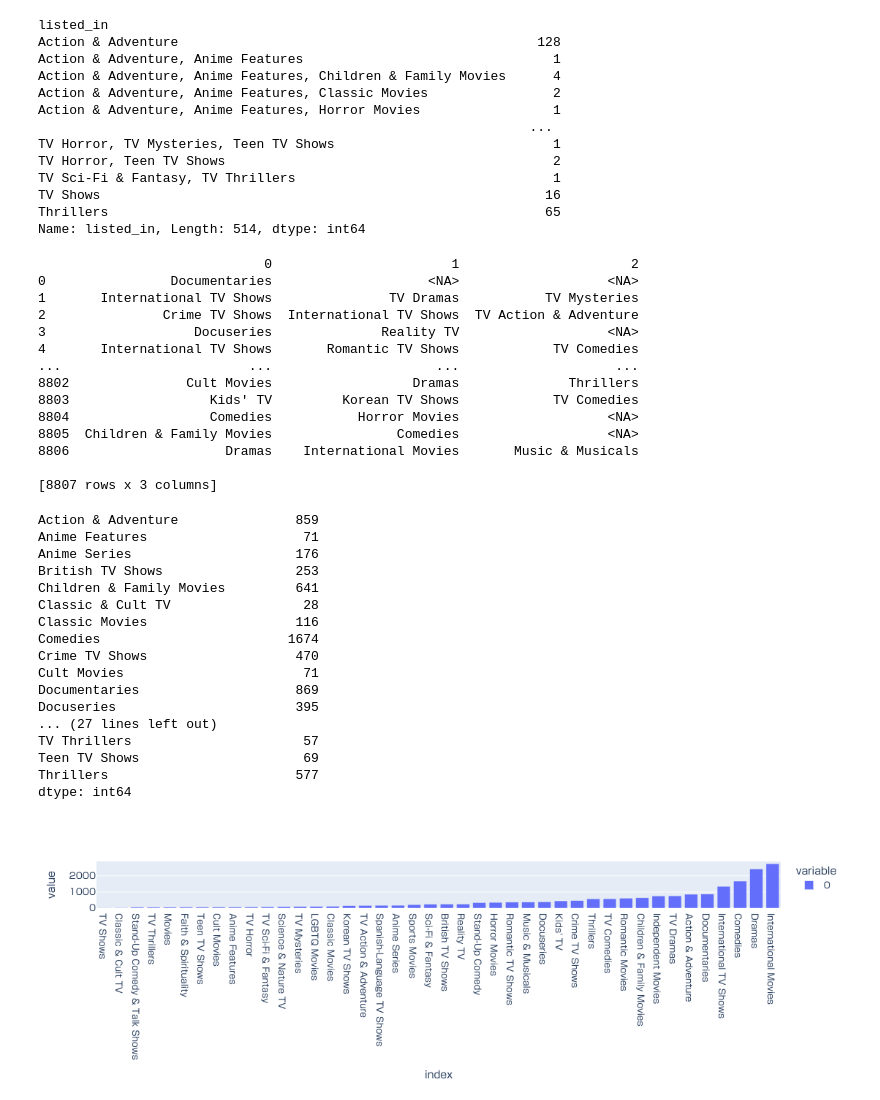
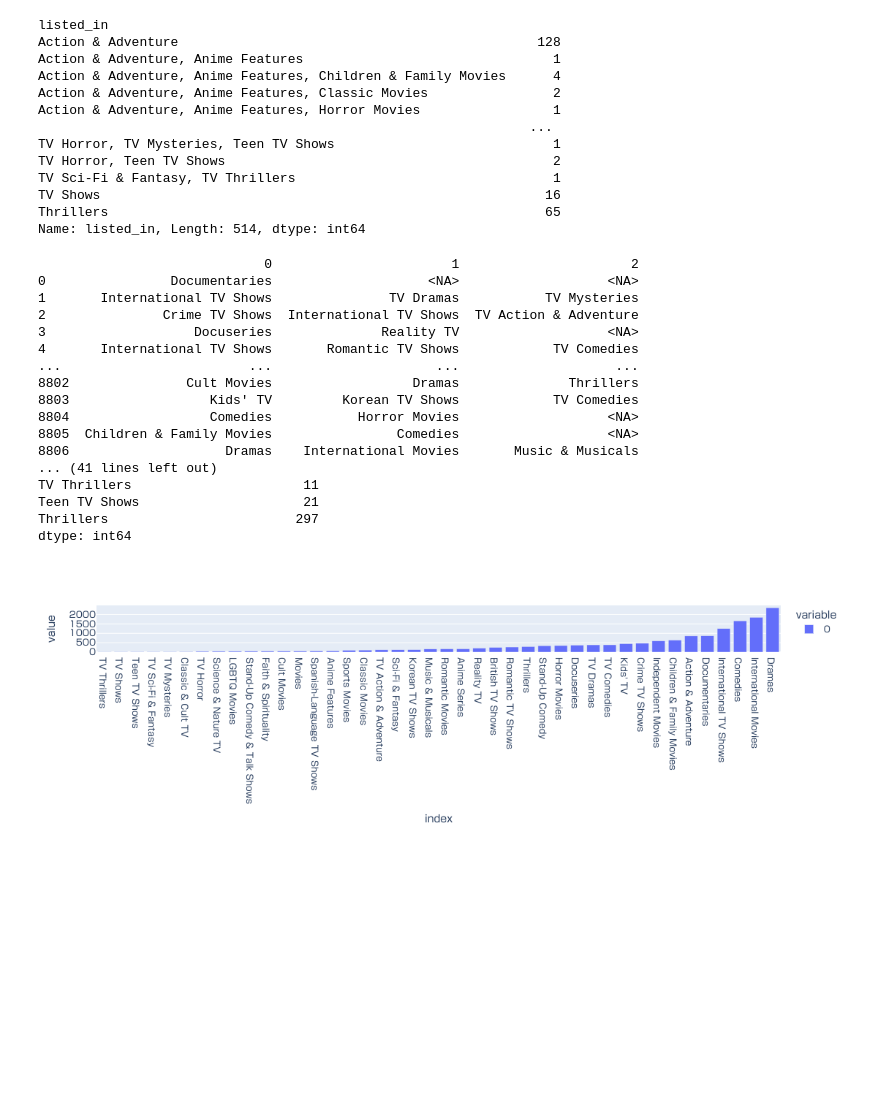
Before and after one commit to samuelbuqacquack/8PRO408-MiniProjet, a Jupyter notebook: jupyter/miniprojet.ipynb, the cells around one changed output. Saved outputs shown, nothing was run; the diff lists cells and outputs as text; code cells hidden in the pictures; blank space fills up the shorter version.

```diff
--- a/jupyter/miniprojet.ipynb
+++ b/jupyter/miniprojet.ipynb
@@ -1 +1,30 @@
+# %%
+import pandas as pd
+from ydata_profiling import ProfileReport
+import numpy as np
+
+# Diagnostic sur les données. Le fichier en entrée est où sauvegarder le rapport.
+def diagnostic(donnees, titre, fichier):
+    rapport = ProfileReport(donnees, title=titre, explorative=True, correlations={"auto": {"calculate": False}})
+    rapport.to_file(fichier)
+
+# Duplique les données d'un groupby en ne gardant qu'une catégorie par entrée.
+# Affiche aussi la différence avant / après
+def compte_avec_recoupages(donnees_entrantes):
+    # Sépare les données en plusieurs colonnes
+    donnees_separees = donnees_entrantes.str.split(pat=", ", expand=True)
+    print(donnees_separees)
+
+    # On a obtenu un maximum de x genre par entrée.
+    nb_colonnes_add = donnees_separees.shape[1] -1 # Nombre de colonnes additionnelles
+    # Il nous suffit de comptabiliser par chacune des colonnes et des les aditionner
+    # On prend soin de remplacer les chaînes vides par NaN (ex: ", genre2"  commence par une virgule et crée ainsi une chaîne vide au début)
+    # Lors de l'addition des colonnes, les genres non comptabilisés dans une colonne donnée seront replacées par 0.
+    retour = donnees_separees.replace("", np.nan).groupby(0)[0].count()
+    for index in range(1,nb_colonnes_add): # Commence à 1 car on n'a pas besoin d'ajouter 0 à 0...
+        retour = retour.add(donnees_separees.replace("", np.nan).groupby(index)[index].count(), fill_value=0)
+    retour = retour.astype("int64")
+
+    print(retour)
+    return retour
 # %%
@@ -212,54 +234,25 @@ Thrillers                                                        65
 Name: listed_in, Length: 514, dtype: int64
 # %%
 # --------------------------------------------------------------------------------------------------------------------------------------
-# On note la présence de recoupages. La stratégie ici sera de dupliquer
-#donnees_genre["listed_in"] = donnees_genre["listed_in"].apply(lambda x: pd.DataFrame(x.str))
-#donnees_genre = donnees.groupby("listed_in")["listed_in"].count()
-#print(donnees.groupby("listed_in").apply(lambda x: x["listed_in"].str.split[", "]))
-genres_split = donnees["listed_in"].str.split(pat=", ", expand=True)
-print(genres_split)
+# On dénote la présence de recoupages.
+genres = compte_avec_recoupages(donnees["listed_in"])
+genres.sort_values().plot.bar(backend="plotly") # Affiche un graphique en barres
 # %% [output]
                              0                       1                      2
 0                Documentaries                    <NA>                   <NA>
 1       International TV Shows               TV Dramas           TV Mysteries
 2               Crime TV Shows  International TV Shows  TV Action & Adventure
 3                   Docuseries              Reality TV                   <NA>
 4       International TV Shows       Romantic TV Shows            TV Comedies
 ...                        ...                     ...                    ...
 8802               Cult Movies                  Dramas              Thrillers
 8803                  Kids' TV         Korean TV Shows            TV Comedies
 8804                  Comedies           Horror Movies                   <NA>
 8805  Children & Family Movies                Comedies                   <NA>
 8806                    Dramas    International Movies       Music & Musicals
-
-[8807 rows x 3 columns]
+... (41 lines left out)
+TV Thrillers                      11
+Teen TV Shows                     21
+Thrillers                        297
+dtype: int64
+[figure, added]
-# %%
-# --------------------------------------------------------------------------------------------------------------------------------------
-# On a obtenu un maximum de trois genres par entrée.
-# Il nous suffit de comptabiliser par chacune des trois colonnes et des les aditionner
-# (On prend soin de remplacer les NaN (genres non comptabilisés dans une colonne) par 0.)
-genres = [genres_split.groupby(0)[0].count(), genres_split.groupby(1)[1].count(), genres_split.groupby(2)[2].count()]
-genres[0] = genres[0].add(genres[1], fill_value=0)
-genres[0] = genres[0].add(genres[2], fill_value=0)
-genres = genres[0].astype("int64")
-print(genres)
-genres.sort_values().plot.bar(backend="plotly") # Affiche un graphique par fréquence
-# %% [output]
-Action & Adventure               859
-Anime Features                    71
-Anime Series                     176
-British TV Shows                 253
-Children & Family Movies         641
-Classic & Cult TV                 28
-Classic Movies                   116
-Comedies                        1674
-Crime TV Shows                   470
-Cult Movies                       71
-Documentaries                    869
-Docuseries                       395
-... (27 lines left out)
-TV Thrillers                      57
-Teen TV Shows                     69
-Thrillers                        577
-dtype: int64
-[figure, removed]
```
Also changed, not shown: parts of 8 cells of this notebook.
